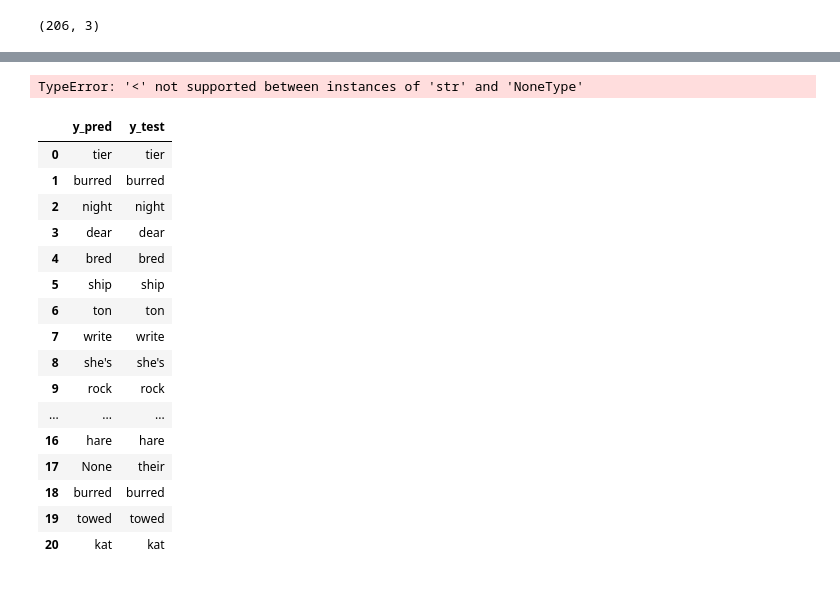
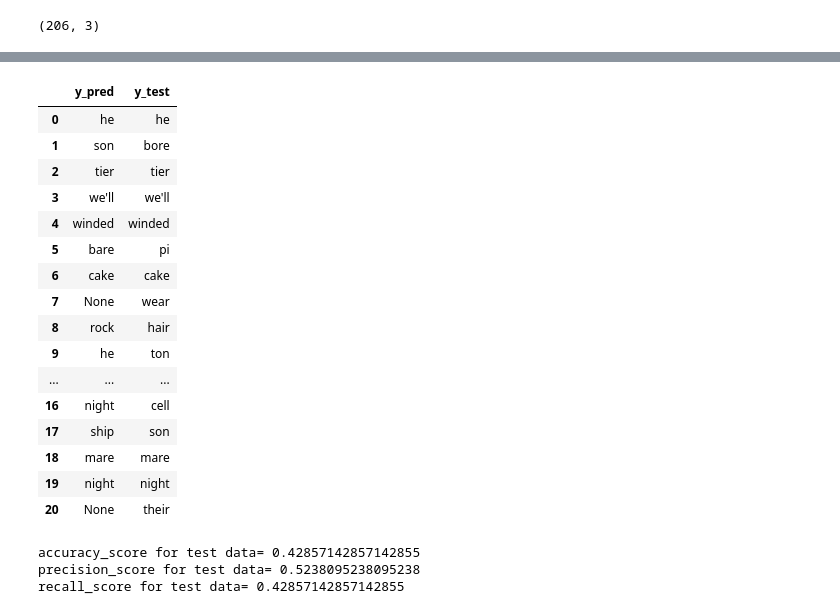
Before and after one commit to bhaskar112car/detect-and-correct-mis-pronounced-words-in-sentences-using-TensorFlow-python-, a Jupyter notebook: detect and correct mis-pronounced words in sentences using TensorFlow python .ipynb, the cells around one changed output, grey strips where cells are left out. Cells and saved outputs as stored; diff of their text form; code cells hidden in the pictures.

Commit message:
make functions for both test and train to get performance metrics

```diff
--- a/detect and correct mis-pronounced words in sentences using TensorFlow python .ipynb
+++ b/detect and correct mis-pronounced words in sentences using TensorFlow python .ipynb
@@ -177,5 +177,6 @@ Non-trainable params: 0 (0.00 Byte)
 _________________________________________________________________
 # %%
 # fit model
-model.fit(X, np.expand_dims(y, -1), batch_size=1, epochs=10, validation_split=0.02)
+model.fit(X, np.expand_dims(y, -1), batch_size=1, epochs=20, validation_split=0.02)
+#
 # %% [output]
@@ -202,7 +200 @@ Epoch 10/10
 <keras.src.callbacks.History at 0x...>
-# %%
-# Prepare a sentence for prediction
-input_sentence = "The bore charged at the hunters"
-input_sequence = tokenizer.texts_to_sequences([input_sentence])
-input_sequence = pad_sequences(input_sequence, padding='post', maxlen=X.shape[1])
-input_sequence
@@ -235,11 +228,11 @@ word_pred_from_sentence("They're going to the zoo")
 # %%
 # perform prediction to get y_pred on y_test
+
 x_test.values
 y_pred=[]
-for i in x_test.values:
-    print(i[0])
-    pre=word_pred_from_sentence(i[0])
+for i in x_test:
+    pre=word_pred_from_sentence(i)
     y_pred.append(pre)
-    print(i[0])
-    print(pre)
+    print(i)
+    print('incorrect word is===>',pre)
 # %% [output]
@@ -263,30 +256,34 @@ bred
+# %%
+df=pd.DataFrame([])
+df['y_pred']=y_pred
+df['y_test']=y_test.values
+df=df.astype(str)
+df
+# %% [output]
+|  | y_pred | y_test |
+| 0 | he | he |
+| 1 | son | bore |
+| 2 | tier | tier |
+| 3 | we'll | we'll |
+| 4 | winded | winded |
+| 5 | bare | pi |
+| 6 | cake | cake |
+| 7 | None | wear |
+| 8 | rock | hair |
+| 9 | he | ton |
+| ... | ... | ... |
+| 16 | night | cell |
+| 17 | ship | son |
+| 18 | mare | mare |
+| 19 | night | night |
+| 20 | None | their |
 # %%
-# find accuracy
-print('accuracy_score=',accuracy_score(y_pred,y_test))
-print('precision_score=',precision_score(y_pred,y_test,average='weighted'))
-print('recall_score=',recall_score(y_pred,y_test,average='weighted'))
+# find performance metrics for test data
+y_test = [x if x is not None else str(x) for x in df['y_test']]
+print('accuracy_score for test data=',accuracy_score(df['y_pred'],df['y_test']))
+print('precision_score for test data=',precision_score(df['y_pred'],df['y_test'],average='weighted'))
+print('recall_score for test data=',recall_score(df['y_pred'],df['y_test'],average='weighted'))
 # %% [output]
-TypeError: '<' not supported between instances of 'str' and 'NoneType'
+accuracy_score for test data= 0.42857142857142855
+precision_score for test data= 0.5238095238095238
+recall_score for test data= 0.42857142857142855
-# %%
-df=pd.DataFrame([])
-df['y_pred']=y_pred
-df['y_test']=y_test.values
-df
-# %% [output]
-|  | y_pred | y_test |
-| 0 | tier | tier |
-| 1 | burred | burred |
-| 2 | night | night |
-| 3 | dear | dear |
-| 4 | bred | bred |
-| 5 | ship | ship |
-| 6 | ton | ton |
-| 7 | write | write |
-| 8 | she's | she's |
-| 9 | rock | rock |
-| ... | ... | ... |
-| 16 | hare | hare |
-| 17 | None | their |
-| 18 | burred | burred |
-| 19 | towed | towed |
-| 20 | kat | kat |
```
Also changed, not shown: parts of 14 cells of this notebook.
